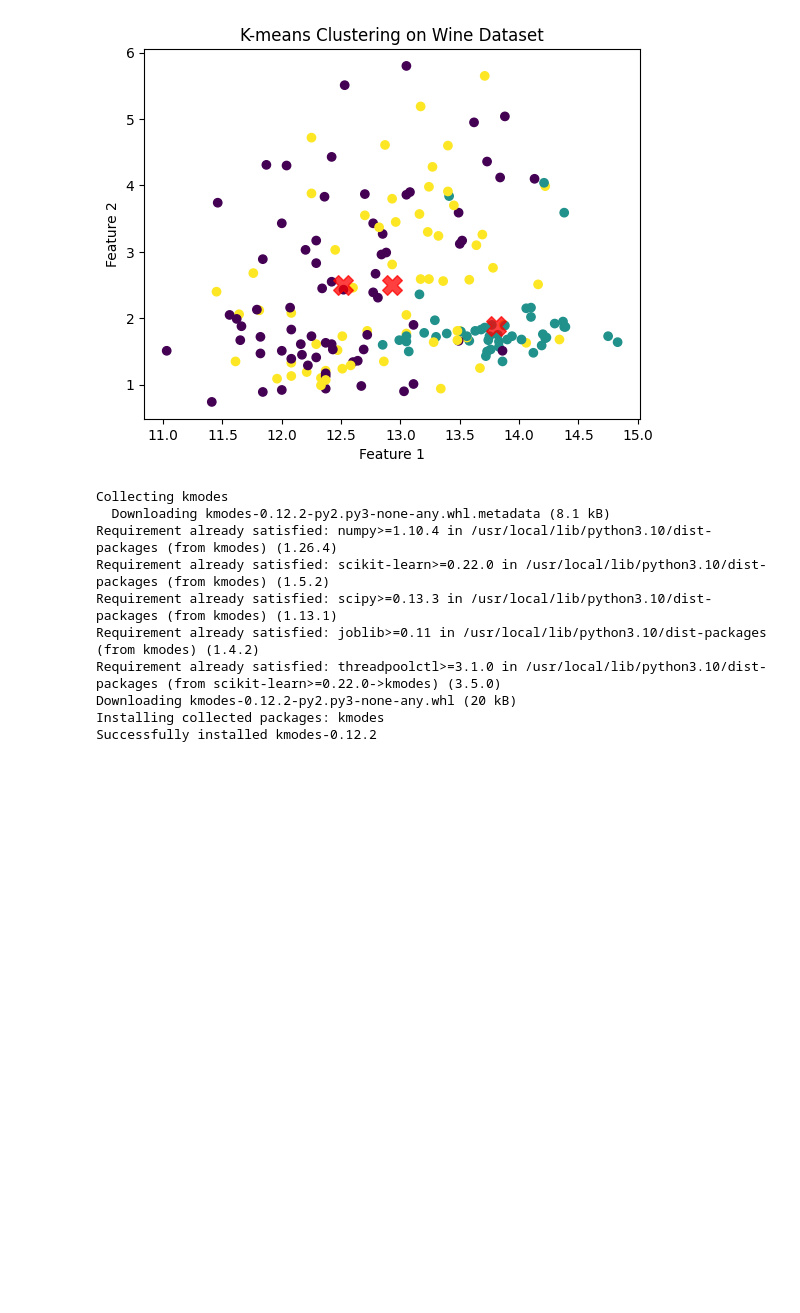
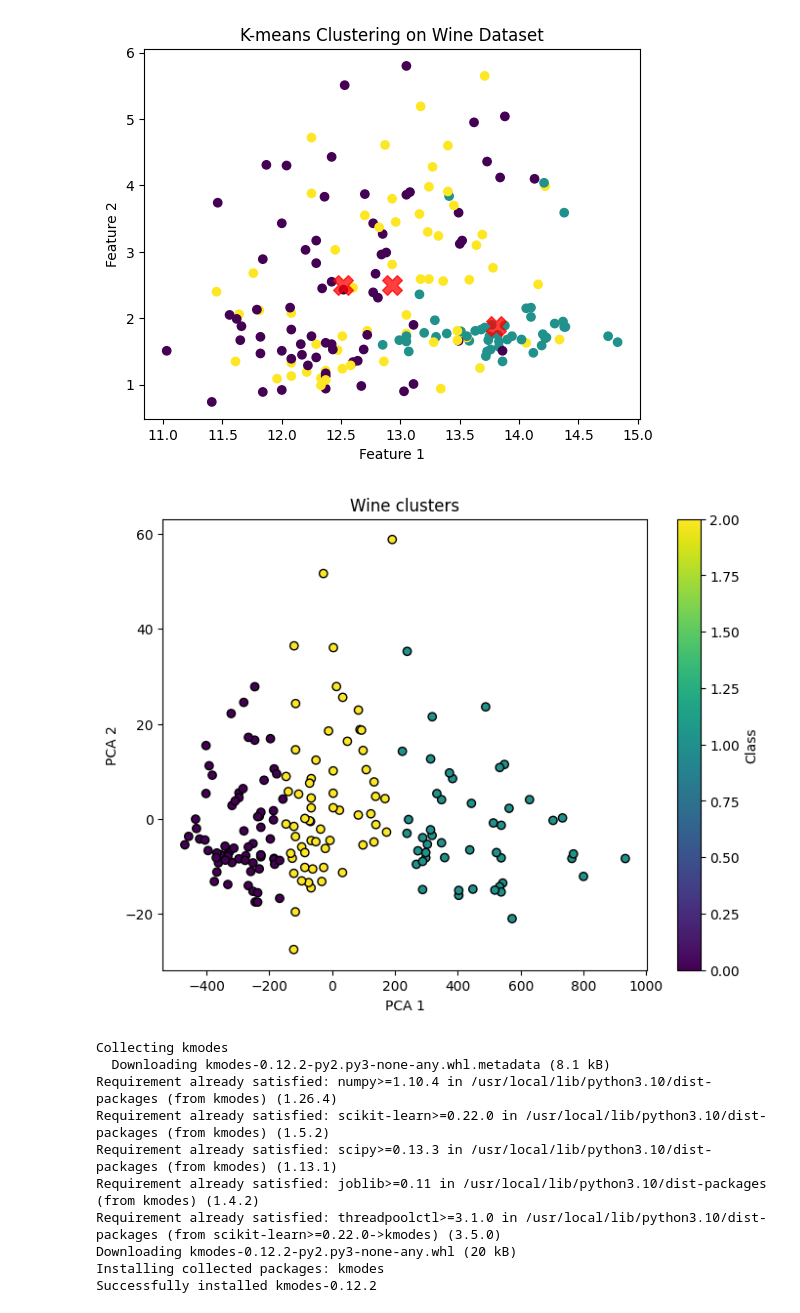
Before and after one commit to taronsci/ML, a Jupyter notebook: Bonus.ipynb, the cells around one changed output. Cells and saved outputs as stored; diff of their text form; code cells hidden in the pictures; blank space fills up the shorter version.

```diff
--- a/Bonus.ipynb
+++ b/Bonus.ipynb
@@ -138,3 +138,16 @@ plt.show()
+# %%
+pca = PCA(n_components=2)  # For 2D visualization
+x_pca = pca.fit_transform(x)
+# %%
+plt.figure(figsize=(8, 6))
+plt.scatter(x_pca[:, 0], x_pca[:, 1], c=labels, cmap='viridis', edgecolor='k')
+plt.xlabel('PCA 1')
+plt.ylabel('PCA 2')
+plt.title('Wine clusters')
+plt.colorbar(label='Class')
+plt.show()
+# %% [output]
+[figure, added]
 # %%
 !pip install kmodes
 # %% [output]
```
Also changed, not shown: parts of 4 cells of this notebook.
